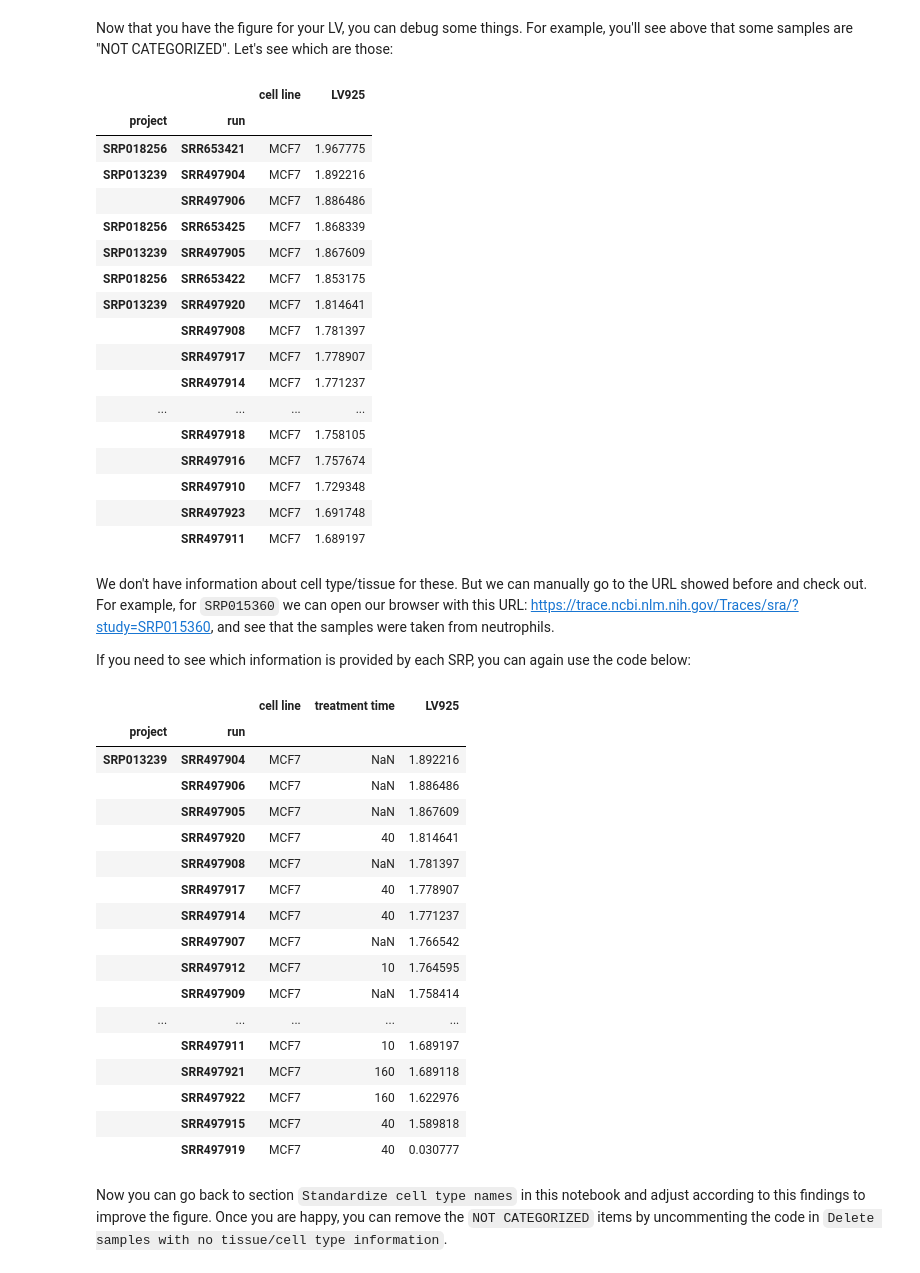
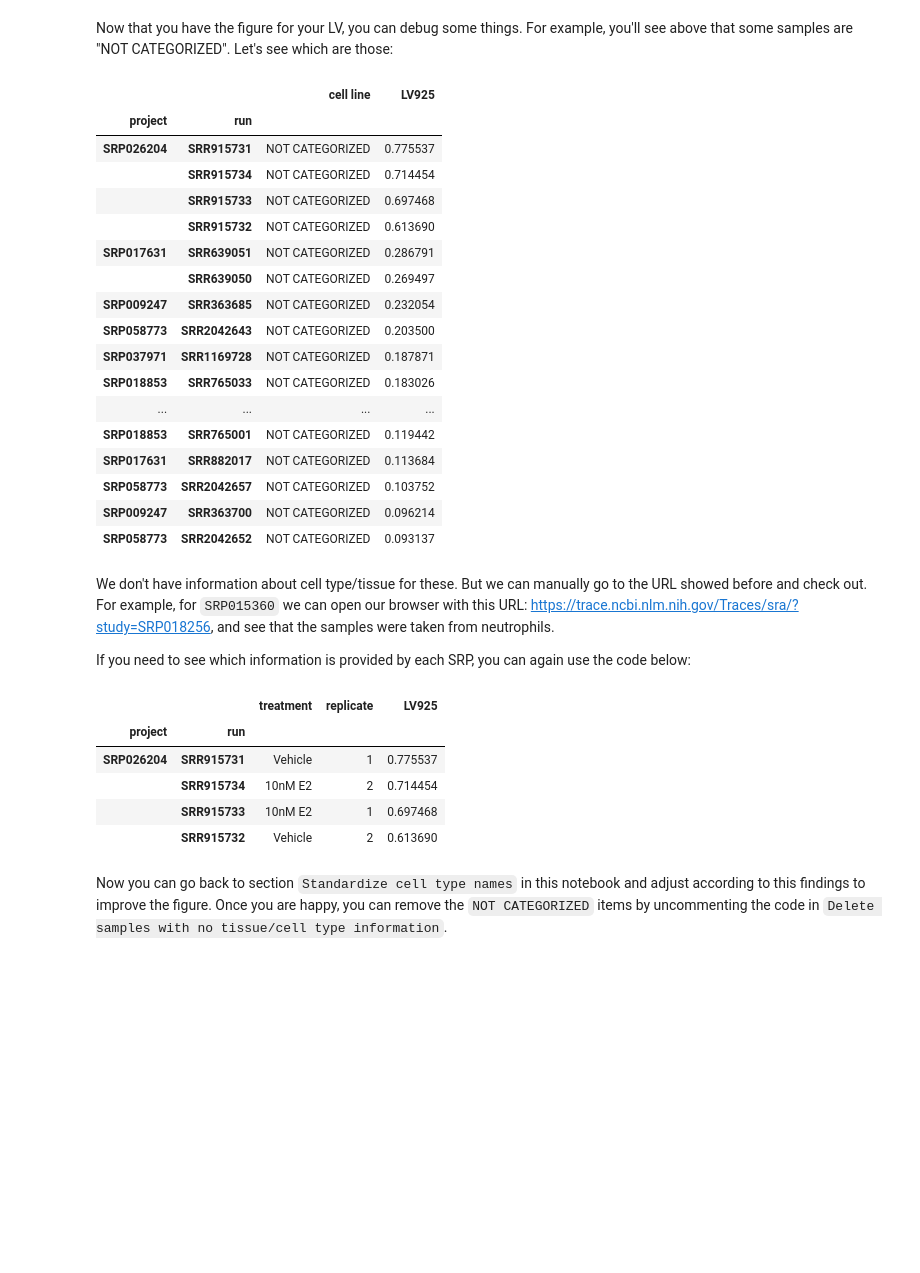
Before and after one commit to pivlab/phenoplier, a Jupyter notebook: nbs/99_demo/bone/95-LV925-cell_types.ipynb, the cells around one changed output. Saved outputs shown, nothing was run; the diff lists cells and outputs as text; code cells hidden in the pictures; blank space fills up the shorter version.

Commit message:
bone/LV925: update cell types notebook

```diff
--- a/nbs/99_demo/bone/95-LV925-cell_types.ipynb
+++ b/nbs/99_demo/bone/95-LV925-cell_types.ipynb
@@ -422,59 +431,47 @@ with pd.option_context(
     "display.max_rows", None, "display.max_columns", None, "display.max_colwidth", None
 ):
     _tmp = final_plot_data[
-        final_plot_data[SELECTED_ATTRIBUTES[0]].str.contains("MCF7")
+        final_plot_data[SELECTED_ATTRIBUTES[0]].str.contains("NOT CAT")
     ]
     display(_tmp.head(20))
 # %% [output]
 |  |  | cell line | LV925 |
 | project | run |  |  |
-| SRP018256 | SRR653421 | MCF7 | 1.967775 |
-| SRP013239 | SRR497904 | MCF7 | 1.892216 |
-|  | SRR497906 | MCF7 | 1.886486 |
-| SRP018256 | SRR653425 | MCF7 | 1.868339 |
-| SRP013239 | SRR497905 | MCF7 | 1.867609 |
-| SRP018256 | SRR653422 | MCF7 | 1.853175 |
-| SRP013239 | SRR497920 | MCF7 | 1.814641 |
-|  | SRR497908 | MCF7 | 1.781397 |
-|  | SRR497917 | MCF7 | 1.778907 |
-|  | SRR497914 | MCF7 | 1.771237 |
+| SRP026204 | SRR915731 | NOT CATEGORIZED | 0.775537 |
+|  | SRR915734 | NOT CATEGORIZED | 0.714454 |
+|  | SRR915733 | NOT CATEGORIZED | 0.697468 |
+|  | SRR915732 | NOT CATEGORIZED | 0.613690 |
+| SRP017631 | SRR639051 | NOT CATEGORIZED | 0.286791 |
+|  | SRR639050 | NOT CATEGORIZED | 0.269497 |
+| SRP009247 | SRR363685 | NOT CATEGORIZED | 0.232054 |
+| SRP058773 | SRR2042643 | NOT CATEGORIZED | 0.203500 |
+| SRP037971 | SRR1169728 | NOT CATEGORIZED | 0.187871 |
+| SRP018853 | SRR765033 | NOT CATEGORIZED | 0.183026 |
 | ... | ... | ... | ... |
-|  | SRR497918 | MCF7 | 1.758105 |
-|  | SRR497916 | MCF7 | 1.757674 |
-|  | SRR497910 | MCF7 | 1.729348 |
-|  | SRR497923 | MCF7 | 1.691748 |
-|  | SRR497911 | MCF7 | 1.689197 |
+| SRP018853 | SRR765001 | NOT CATEGORIZED | 0.119442 |
+| SRP017631 | SRR882017 | NOT CATEGORIZED | 0.113684 |
+| SRP058773 | SRR2042657 | NOT CATEGORIZED | 0.103752 |
+| SRP009247 | SRR363700 | NOT CATEGORIZED | 0.096214 |
+| SRP058773 | SRR2042652 | NOT CATEGORIZED | 0.093137 |
 # %% [markdown]
 We don't have information about cell type/tissue for these.
 But we can manually go to the URL showed before and check out.
 For example, for `SRP015360` we can open our browser with this URL:
-https://trace.ncbi.nlm.nih.gov/Traces/sra/?study=SRP015360, and see that the samples were taken from neutrophils.
+https://trace.ncbi.nlm.nih.gov/Traces/sra/?study=SRP018256, and see that the samples were taken from neutrophils.
 
 If you need to see which information is provided by each SRP, you can again use the code below:
 # %%
 # what is there in these projects?
-lv_data.loc[["SRP013239"]].dropna(how="all", axis=1).sort_values(
+lv_data.loc[["SRP026204"]].dropna(how="all", axis=1).sort_values(
     LV_NAME, ascending=False
 ).head(60)
 # %% [output]
-|  |  | cell line | treatment time | LV925 |
+|  |  | treatment | replicate | LV925 |
 | project | run |  |  |  |
-| SRP013239 | SRR497904 | MCF7 | NaN | 1.892216 |
-|  | SRR497906 | MCF7 | NaN | 1.886486 |
-|  | SRR497905 | MCF7 | NaN | 1.867609 |
-|  | SRR497920 | MCF7 | 40 | 1.814641 |
-|  | SRR497908 | MCF7 | NaN | 1.781397 |
-|  | SRR497917 | MCF7 | 40 | 1.778907 |
-|  | SRR497914 | MCF7 | 40 | 1.771237 |
-|  | SRR497907 | MCF7 | NaN | 1.766542 |
-|  | SRR497912 | MCF7 | 10 | 1.764595 |
-|  | SRR497909 | MCF7 | NaN | 1.758414 |
-| ... | ... | ... | ... | ... |
-|  | SRR497911 | MCF7 | 10 | 1.689197 |
-|  | SRR497921 | MCF7 | 160 | 1.689118 |
-|  | SRR497922 | MCF7 | 160 | 1.622976 |
-|  | SRR497915 | MCF7 | 40 | 1.589818 |
-|  | SRR497919 | MCF7 | 40 | 0.030777 |
+| SRP026204 | SRR915731 | Vehicle | 1 | 0.775537 |
+|  | SRR915734 | 10nM E2 | 2 | 0.714454 |
+|  | SRR915733 | 10nM E2 | 1 | 0.697468 |
+|  | SRR915732 | Vehicle | 2 | 0.613690 |
 # %% [markdown]
 Now you can go back to section `Standardize cell type names` in this notebook and adjust according to this findings to improve the figure.
 Once you are happy, you can remove the `NOT CATEGORIZED` items by uncommenting the code in `Delete samples with no tissue/cell type information`.
```
Also changed, not shown: parts of 3 cells of this notebook, 1 other file.
